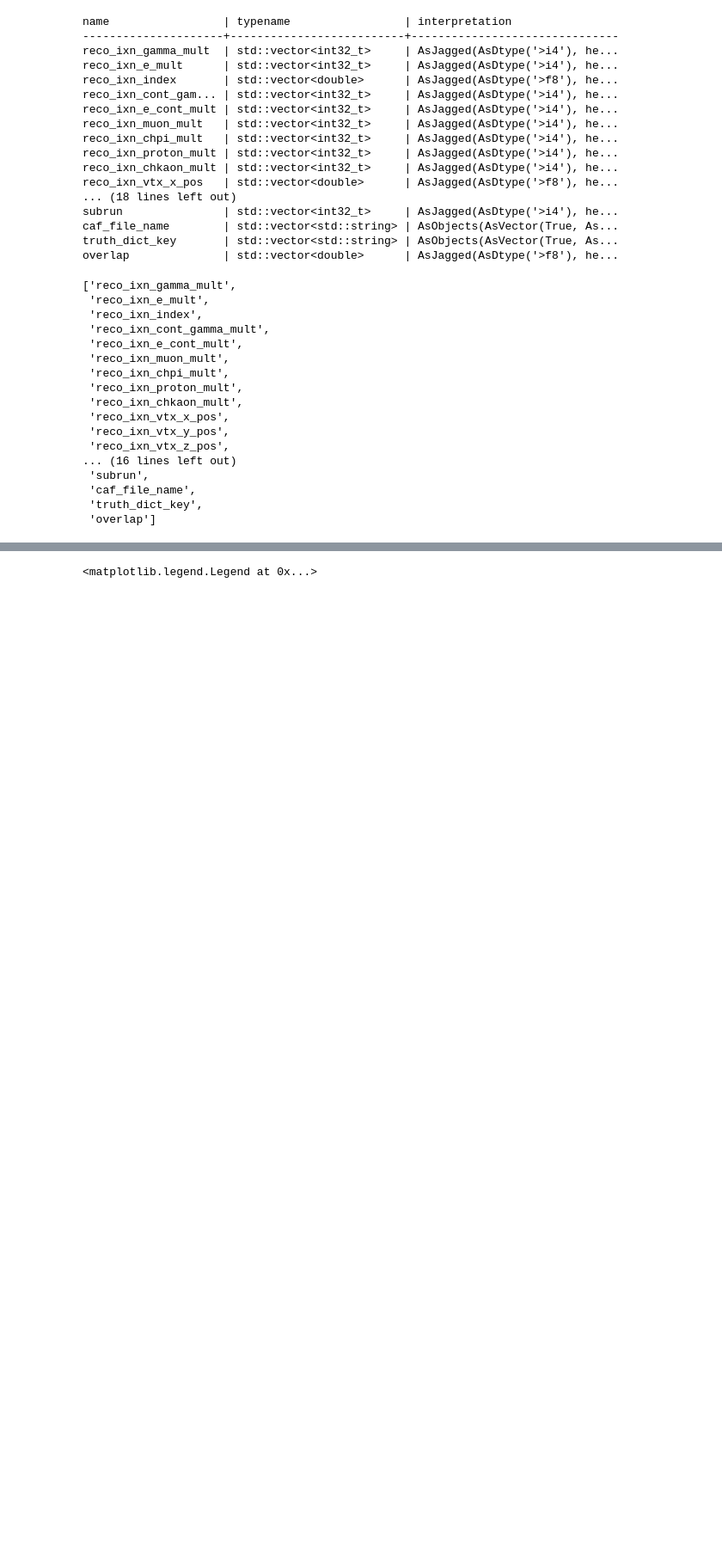
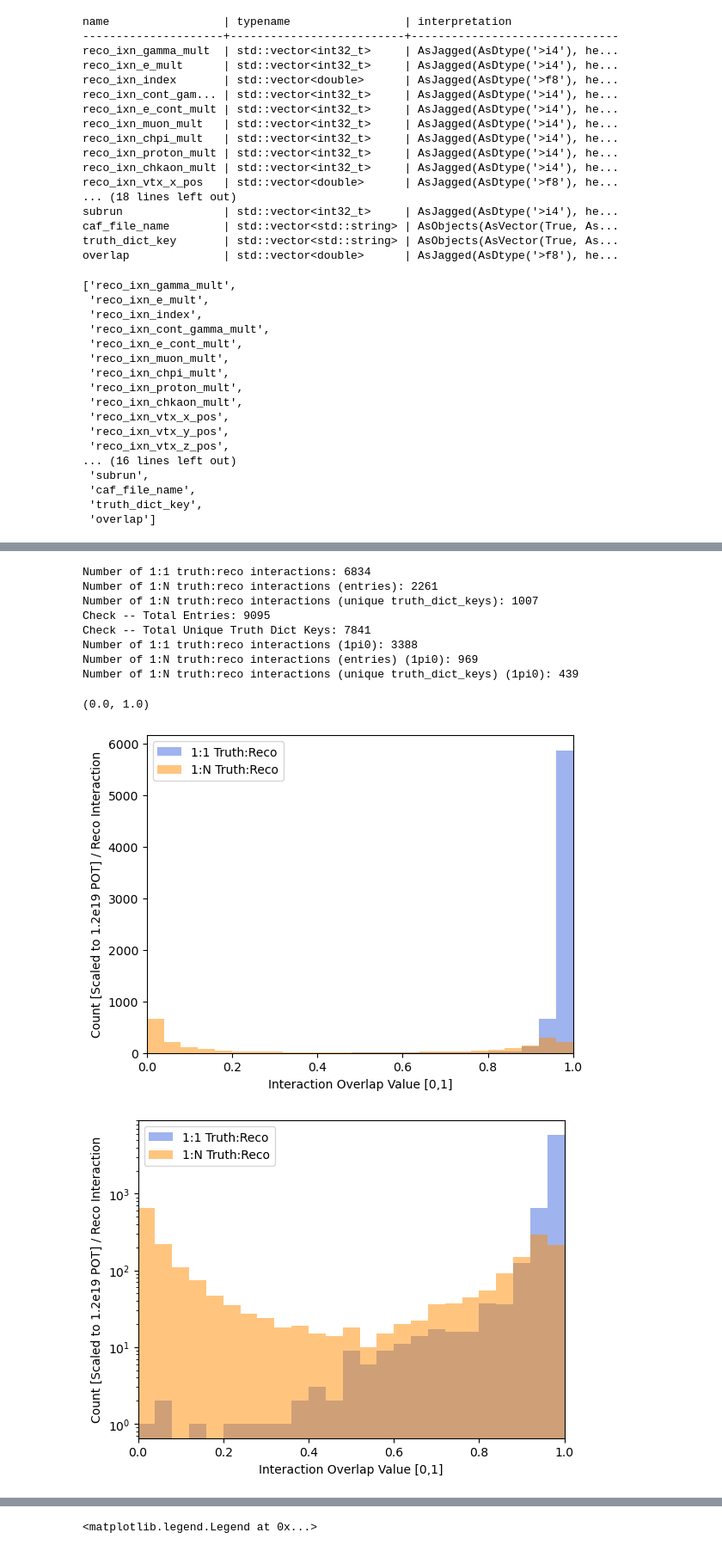
Before and after one commit to edhinkle/2x2_CC_pi0, a Jupyter notebook: caf_studies/plotting/pi0_sample_from_truth_sig_bkg_dict_investigate.ipynb, the cells around one changed output, grey strips where cells are left out. Shown: that part at 86% size. Saved outputs shown, nothing was run; the diff lists cells and outputs as text; code cells hidden in the pictures; blank space fills up the shorter version.

```diff
--- a/caf_studies/plotting/pi0_sample_from_truth_sig_bkg_dict_investigate.ipynb
+++ b/caf_studies/plotting/pi0_sample_from_truth_sig_bkg_dict_investigate.ipynb
@@ -180,0 +112,68 @@ NameError: name 'pi0_mult_bins' is not defined
+# %%
+number_unique_ixns = len(df['truth_dict_key'].unique())
+df_unique_match = df.groupby('truth_dict_key').filter(lambda x: len(x) == 1)
+print("Number of 1:1 truth:reco interactions:", len(df_unique_match))
+df_multi_match = df.groupby('truth_dict_key').filter(lambda x: len(x) > 1)
+print("Number of 1:N truth:reco interactions (entries):", len(df_multi_match))
+print("Number of 1:N truth:reco interactions (unique truth_dict_keys):", len(df_multi_match['truth_dict_key'].unique()))
+print("Check -- Total Entries:", len(df_unique_match) + len(df_multi_match))
+print("Check -- Total Unique Truth Dict Keys:", len(df['truth_dict_key'].unique()))
+
+# Histogram -- ixn overlap (1:1, 1:N)
+ovlp_bins = np.linspace(0.,1., 26)
+fig, ax = plt.subplots()
+plt.hist(df_unique_match['overlap'], histtype='stepfilled',  bins=ovlp_bins, label='1:1 Truth:Reco', color='royalblue', alpha=0.5)
+plt.hist(df_multi_match['overlap'], histtype='stepfilled', bins=ovlp_bins,  label='1:N Truth:Reco', color='darkorange', alpha=0.5)
+ax.set_xlabel(r"Interaction Overlap Value [0,1]")
+ax.set_ylabel(r"Count [Scaled to 1.2e19 POT] / Reco Interaction")
+plt.legend()
+plt.xlim(0.,1.)
+
+ovlp_bins = np.linspace(0.,1., 26)
+fig, ax = plt.subplots()
+plt.hist(df_unique_match['overlap'], histtype='stepfilled',  bins=ovlp_bins, label='1:1 Truth:Reco', color='royalblue', alpha=0.5)
+plt.hist(df_multi_match['overlap'], histtype='stepfilled',  bins=ovlp_bins, label='1:N Truth:Reco', color='darkorange', alpha=0.5)
+ax.set_xlabel(r"Interaction Overlap Value [0,1]")
+ax.set_ylabel(r"Count [Scaled to 1.2e19 POT] / Reco Interaction")
+plt.legend()
+ax.set_yscale('log')
+plt.xlim(0.,1.)
+
+df_cc1pi0 = df[df['true_ixn_pi0_mult'] == 1]
+df_cc1pi0_unique_match = df_cc1pi0.groupby('truth_dict_key').filter(lambda x: len(x) == 1)
+df_cc1pi0_multi_match = df_cc1pi0.groupby('truth_dict_key').filter(lambda x: len(x) > 1)
+print("Number of 1:1 truth:reco interactions (1pi0):", len(df_cc1pi0_unique_match))
+print("Number of 1:N truth:reco interactions (entries) (1pi0):", len(df_cc1pi0_multi_match))
+print("Number of 1:N truth:reco interactions (unique truth_dict_keys) (1pi0):", len(df_cc1pi0_multi_match['truth_dict_key'].unique()))
+
+# Histogram -- ixn overlap (1:1, 1:N) -- 1pi0
+ovlp_bins = np.linspace(0.,1., 26)
+fig, ax = plt.subplots()
+plt.hist(df_cc1pi0_unique_match['overlap'], histtype='stepfilled',  bins=ovlp_bins, label=r'1:1 Truth:Reco, CC1\pi^0', color='royalblue', alpha=0.5)
+plt.hist(df_cc1pi0_multi_match['overlap'], histtype='stepfilled', bins=ovlp_bins,  label=r'1:N Truth:Reco, CC1\pi^0', color='darkorange', alpha=0.5)
+ax.set_xlabel(r"Interaction Overlap Value [0,1]")
+ax.set_ylabel(r"Count [Scaled to 1.2e19 POT] / Reco Interaction")
+plt.legend()
+plt.xlim(0.,1.)
+
+ovlp_bins = np.linspace(0.,1., 26)
+fig, ax = plt.subplots()
+plt.hist(df_cc1pi0_unique_match['overlap'], histtype='stepfilled',  bins=ovlp_bins, label=r'1:1 Truth:Reco, CC1\pi^0', color='royalblue', alpha=0.5)
+plt.hist(df_cc1pi0_multi_match['overlap'], histtype='stepfilled',  bins=ovlp_bins, label=r'1:N Truth:Reco, CC1\pi^0', color='darkorange', alpha=0.5)
+ax.set_xlabel(r"Interaction Overlap Value [0,1]")
+ax.set_ylabel(r"Count [Scaled to 1.2e19 POT] / Reco Interaction")
+plt.legend()
+ax.set_yscale('log')
+plt.xlim(0.,1.)
+# %% [output]
+Number of 1:1 truth:reco interactions: 6834
+Number of 1:N truth:reco interactions (entries): 2261
+Number of 1:N truth:reco interactions (unique truth_dict_keys): 1007
+Check -- Total Entries: 9095
+Check -- Total Unique Truth Dict Keys: 7841
+Number of 1:1 truth:reco interactions (1pi0): 3388
+Number of 1:N truth:reco interactions (entries) (1pi0): 969
+Number of 1:N truth:reco interactions (unique truth_dict_keys) (1pi0): 439
+(0.0, 1.0)
+[figure, added]
+[figure, added]
```
Also changed, not shown: parts of 10 cells of this notebook, 1 other file.
